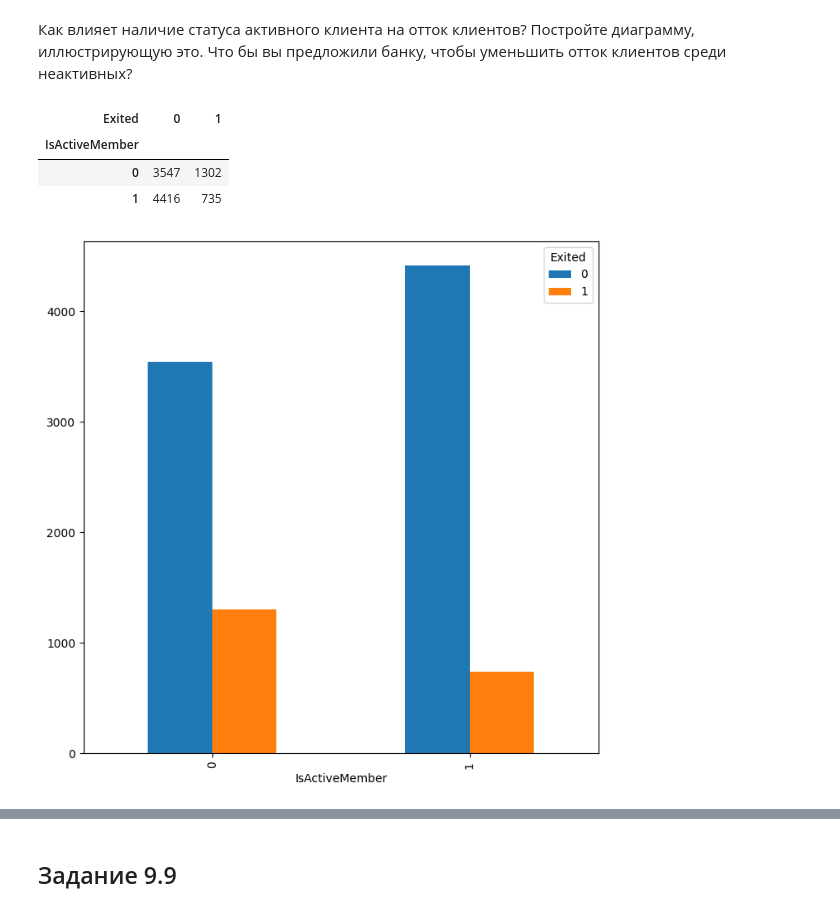
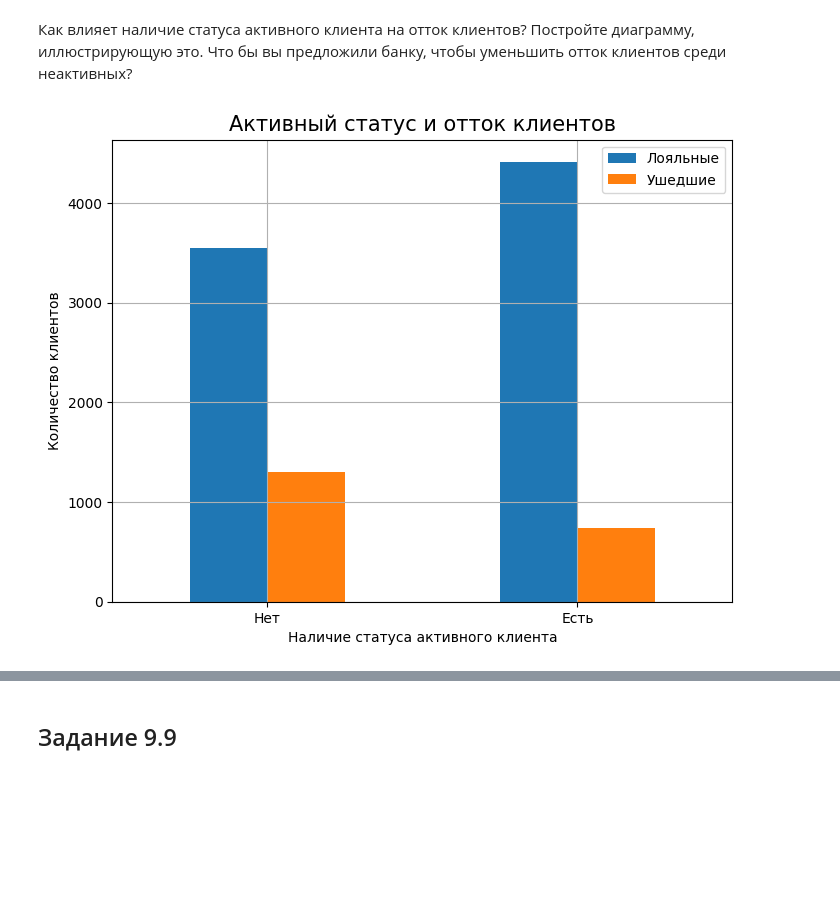
Before and after one commit to an-petruhin/Python_13_9, a Jupyter notebook: Python_13_9.ipynb, the cells around one changed output, grey strips where cells are left out. Cells and saved outputs as stored; diff of their text form; code cells hidden in the pictures; blank space fills up the shorter version.

```diff
--- a/Python_13_9.ipynb
+++ b/Python_13_9.ipynb
@@ -230,24 +192,27 @@ axes_prod.set_ylabel('Количество клиентов', fontsize=15);
 # %% [markdown]
 Как влияет наличие статуса активного клиента на отток клиентов? Постройте диаграмму, иллюстрирующую это. Что бы вы предложили банку, чтобы уменьшить отток клиентов среди неактивных?
 # %%
-pivot_8 = df.pivot_table(
+df_8 = df.pivot_table(
     values = 'CustomerId',
     index = 'IsActiveMember',
     columns = 'Exited',
     aggfunc = 'count',
     fill_value = 0
 )
 
-display(pivot_8)
+df_8.columns = ['Лояльные', 'Ушедшие']
+df_8.index = ['Нет', 'Есть']
 
-fig_8, axes_8 = plt.subplots(figsize=(8, 8))
-pivot_8.plot(
+fig_8, axes_8 = plt.subplots(figsize=(8, 6))
+df_8.plot(
     kind='bar',
-    ax=axes_8
+    ax=axes_8,
+    rot=0
 );
+
+axes_8.set_title('Активный статус и отток клиентов', fontsize=15);
+axes_8.set_xlabel('Наличие статуса активного клиента', fontsize=10);
+axes_8.set_ylabel('Количество клиентов', fontsize=10);
+axes_8.grid()
 # %% [output]
-| Exited | 0 | 1 |
-| IsActiveMember |  |  |
-| 0 | 3547 | 1302 |
-| 1 | 4416 | 735 |
-[figure, old version]
+[figure, new version]
```
Also changed, not shown: parts of 26 cells of this notebook.
